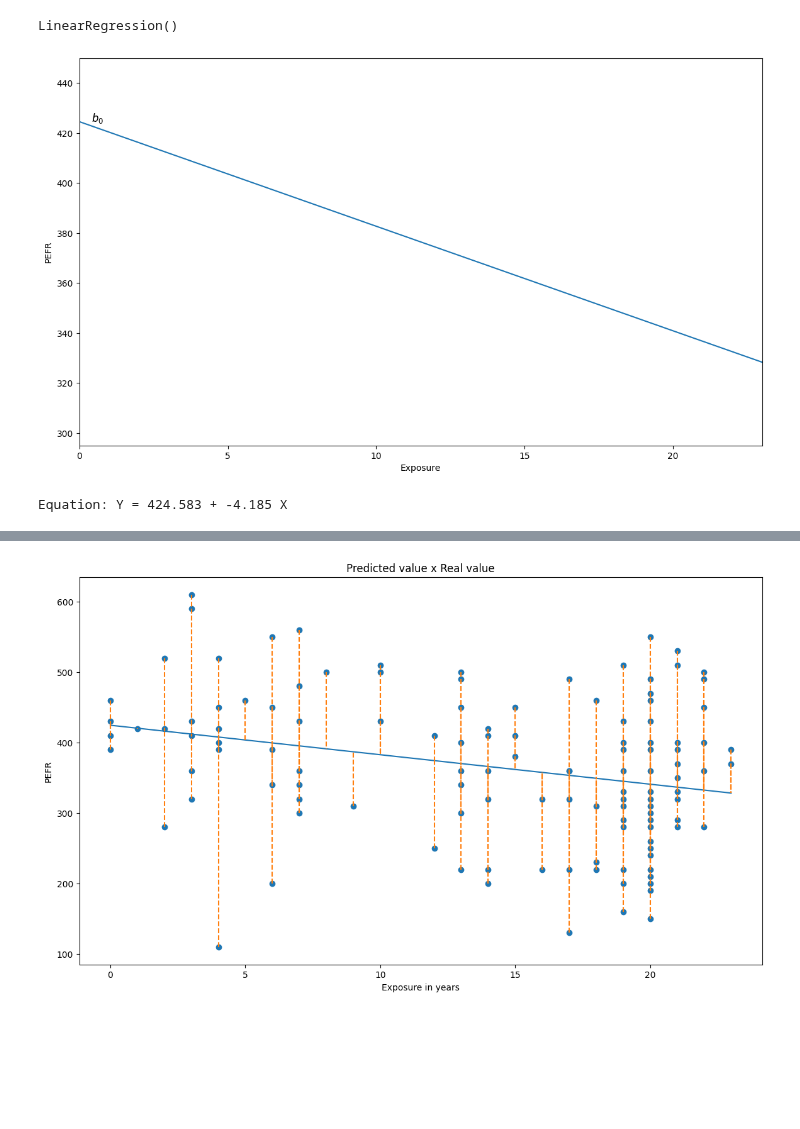
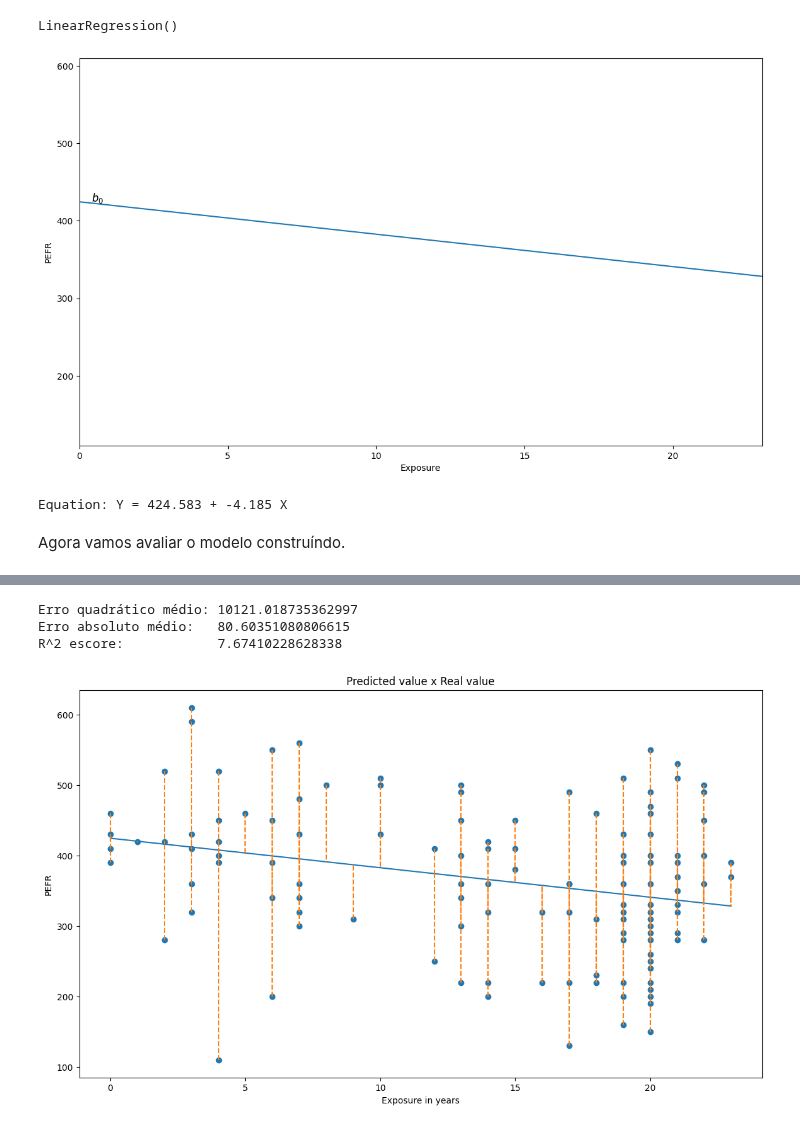
Before and after one commit to gasobral/notas-de-aula, a Jupyter notebook: Data Science/Regressão Linear/notebooks/univariate_regression.ipynb, the cells around one changed output, grey strips where cells are left out. Saved outputs shown, nothing was run; the diff lists cells and outputs as text; code cells hidden in the pictures; blank space fills up the shorter version.

Commit message:
Added some notes about linear regression

```diff
--- a/Data Science/Regressão Linear/notebooks/univariate_regression.ipynb
+++ b/Data Science/Regressão Linear/notebooks/univariate_regression.ipynb
@@ -76,0 +164,4 @@ plt.show()
+# %%
+minmax_scaler = MinMaxScaler()
+lung_disease['Exposure_scaled'] = minmax_scaler.fit_transform(lung_disease.loc[:,'Exposure':'Exposure'])
+lung_disease['PEFR_scaled'] = minmax_scaler.fit_transform(lung_disease.loc[:,'PEFR':'PEFR'])
@@ -79,7 +192,10 @@ plt.show()
 # %%
 from sklearn.linear_model import LinearRegression
 # %%
-X = lung_disease.drop(columns=['PEFR'])
+## Separamos os dados em:
+## X: variáveis preditoras (usados para prever o valor)
+## y: variável alvo (valor que desejo prever)
+X = lung_disease.loc[:,'Exposure':'Exposure']
 y = lung_disease['PEFR']
 # %%
 linear_model = LinearRegression()
@@ -87,31 +206,41 @@ linear_model.fit(X, y)
 # %% [output]
 LinearRegression()
 # %%
+## iremos plotar a linha que representa a equação do modelo
+## de regressão linear
 fig, ax = plt.subplots(1, 1, figsize=(14, 8))
 
-ax.set_xlim(0, 23)
-ax.set_ylim(295, 450)
+## atribuindo os limites dos eixos x e y usando
+## os valores máximos e mínimos do tempo de Exposição
+## e do PEFR (y, variável alvo)
+ax.set_xlim(X['Exposure'].min(),
+            X['Exposure'].max())
+
+ax.set_ylim(y.min(),
+            y.max())
 
 ax.set_xlabel('Exposure')
 ax.set_ylabel('PEFR')
 
 ## obtém os valores extremos da equação de regressão para desenhar os
 ## extremos da reta
 ax.plot((0, 23),
         linear_model.predict(pd.DataFrame({'Exposure': [0, 23]})))
 
 ## posiciona o intercepto (coeficiente b_0) na reta
 ax.text(0.4,
         linear_model.intercept_,
         r'$b_0$',
         size='larger')
 
 plt.show()
 # %% [output]
-[figure, old version]
+[figure, new version]
 # %%
 print(f'Equation: Y = {linear_model.intercept_:.3f} + '
       f'{linear_model.coef_[0]:.3f} X')
 # %% [output]
 Equation: Y = 424.583 + -4.185 X
+# %% [markdown]
+Agora vamos avaliar o modelo construíndo.
 # %%
@@ -144 +281,9 @@ X: 23  Real value: 390  Predicted value: 328.3375474083438  Error: 61.6624525916
+# %%
+print(f'Erro quadrático médio: {mean_squared_error(y, predicted_value)}')
+print(f'Erro absoluto médio:   {mean_absolute_error(y, predicted_value)}')
+print(f'R^2 escore:            {r2_score(y, predicted_value) * 100}')
+# %% [output]
+Erro quadrático médio: 10121.018735362997
+Erro absoluto médio:   80.60351080806615
+R^2 escore:            7.67410228628338
 # %%
```
Also changed, not shown: parts of 26 cells of this notebook, 2 other files.
